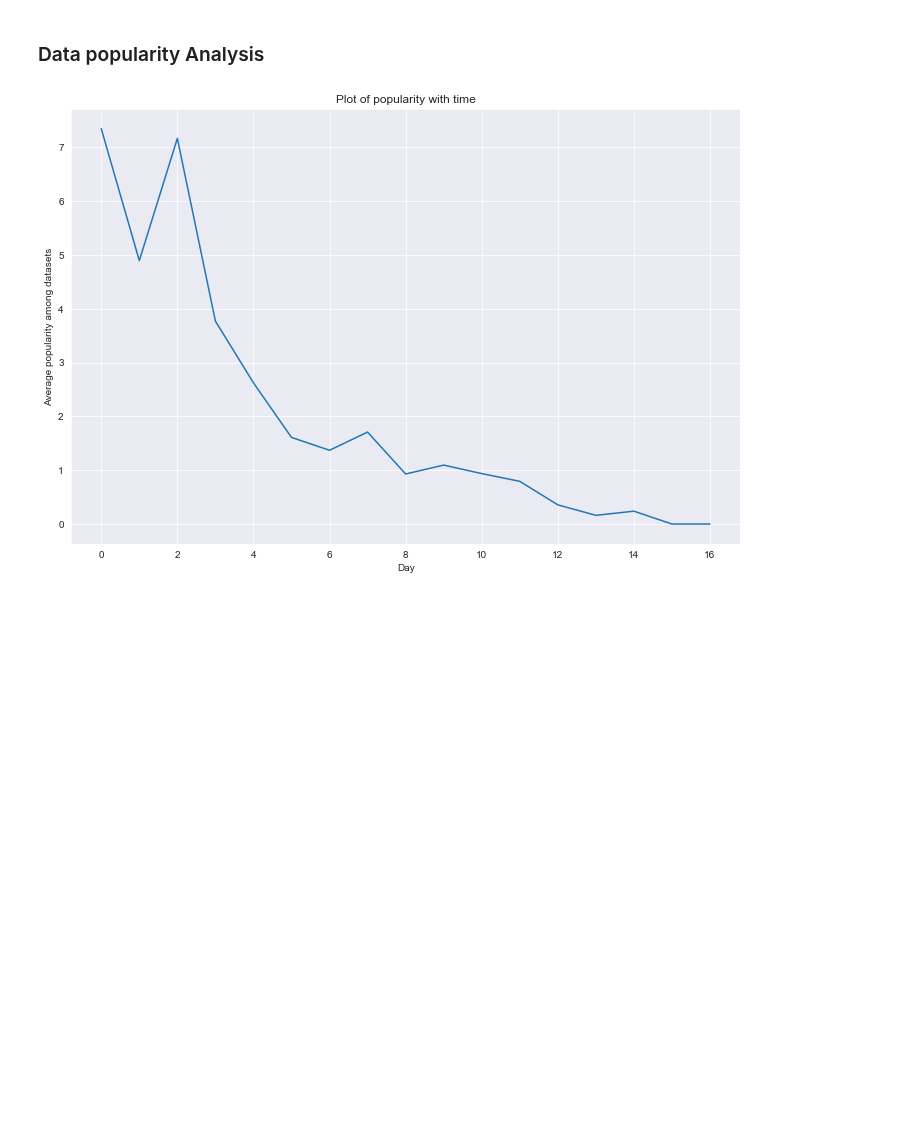
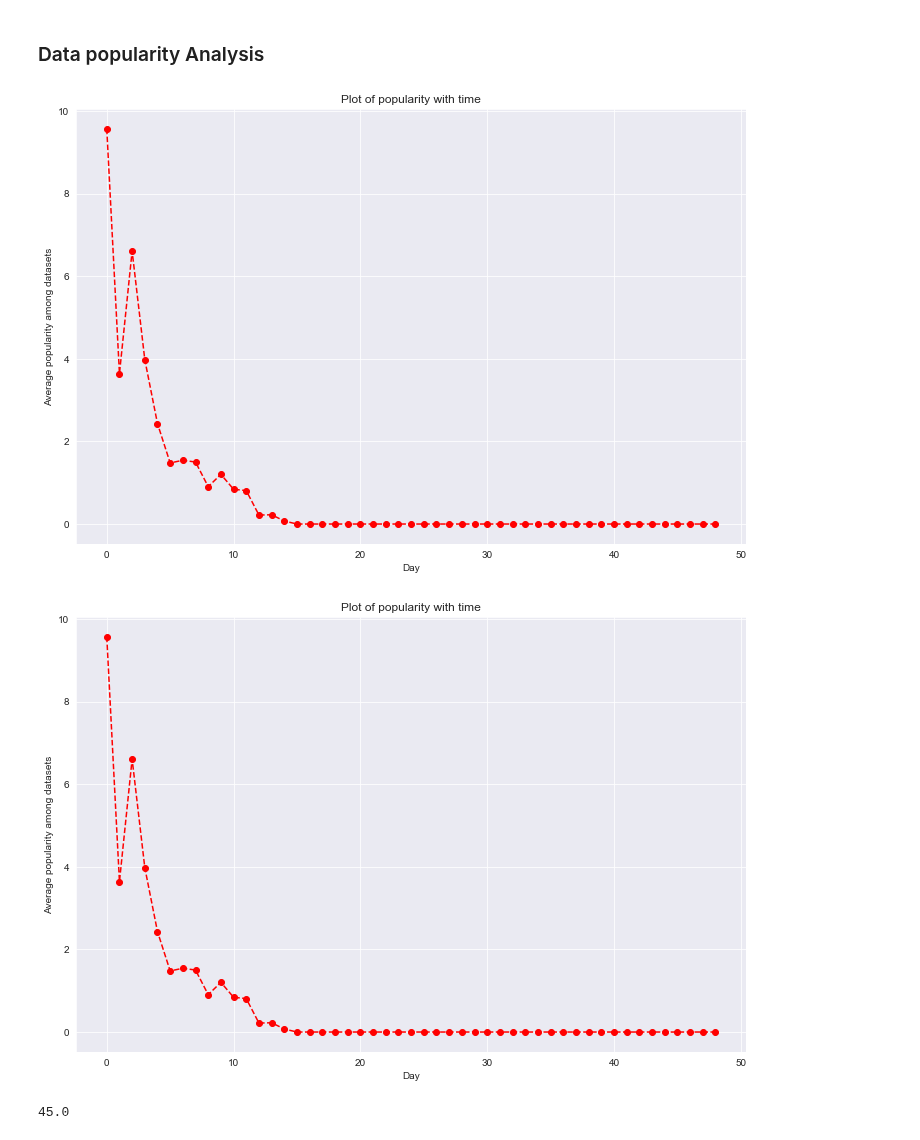
Before and after one commit to AdwaitB/greco-notes, a Jupyter notebook: infra/Analysis_full_0.ipynb, the cells around one changed output. Saved outputs shown, nothing was run; the diff lists cells and outputs as text; code cells hidden in the pictures; blank space fills up the shorter version.

```diff
--- a/infra/Analysis_full_0.ipynb
+++ b/infra/Analysis_full_0.ipynb
@@ -71,6 +70,7 @@ for i in range(0, 2):
     data[i]['time'] = pd.to_datetime(data[i]['transfer_history.creation_date_string'], format='%d/%m/%Y\ %H:%M:%S')
     data[i]['hour'] = data[i]['time'].apply(lambda x: x.hour)
     data[i]['day'] = data[i]['time'].apply(lambda x: x.day)
+    data[i]['month'] = data[i]['time'].apply(lambda x: x.month)
     data[i]['speed'] = np.where(data[i]['transfer_history.time_transfer_sec'] > 0, data[i]['transfer_history.actually_transferred_size']/data[i]['transfer_history.time_transfer_sec'], data[i]['transfer_history.time_transfer_sec'])
 
 data[1]["qbox_data_size"] = data[1]['transfer_history.qbox'].map(str)
@@ -850,39 +865,57 @@ plt.show()
 # %% [markdown]
 ### Data popularity Analysis
 # %%
-l = []
-
-def plot_data_popularity(x):
+def get_bins(x, l):
     x = np.array(x)
     min_value = np.amin(x)
-    x[:] = [i - min_value for i in x]
-    l.append(x)
+    y = [(i - min_value).astype('timedelta64[D]')/np.timedelta64(1, 'D') for i in x]
+    l.append(y)
 
-temp = data[1][['transfer_history.transfer_size', 'day']]
-temp = temp[temp['transfer_history.transfer_size'] > 0.0]
-temp_low = temp.groupby('transfer_history.transfer_size').apply(lambda x: plot_data_popularity(x['day']))
+def plot_data_popularity(d):
+    l = []
+    temp = d[['transfer_history.transfer_size', 'time']]
+    temp = temp[temp['transfer_history.transfer_size'] > 0.0]
+    temp_low = temp.groupby('transfer_history.transfer_size').apply(lambda x: get_bins(x['time'], l))
 
-for i in range(0, len(l)):
-    l[i], bins = np.histogram(l[i], bins=range(0, 18))
-l = np.array(l)
-l = np.mean(l, axis=0)
+    for i in range(0, len(l)):
+        l[i], bins = np.histogram(l[i], bins=range(0, 50))
 
-plt.figure(figsize=plot_size)
-plt.title("Plot of popularity with time")
-plt.plot(l)
-plt.xlabel("Day")
-plt.ylabel("Average popularity among datasets")
-plt.show()
+    l = np.array(l)
+    m = np.mean(l, axis=0)
+    n = np.std(l, axis=0)
+
+    plt.figure(figsize=plot_size)
+    plt.title("Plot of popularity with time")
+    plt.errorbar(np.array(range(0, 49)), m,# yerr=n,
+                     fmt='--o', color='red',
+                     ecolor='grey', elinewidth=1)
+    plt.xlabel("Day")
+    plt.ylabel("Average popularity among datasets")
+    plt.show()
+
+for i in range(0, 13):
+    d = data[1][data[1]['month'] == i]
+    if(d.shape[0] != 0):
+        plot_data_popularity(d)
+
+plot_data_popularity(data[1])
 
 #for i in range(0, len(l)):
 #    if(i%40 == 0):
 #        plt.figure(figsize=plot_size)
 #        #plt.xlim(-1, 15)
 #        #plt.ylim(0, 4)
-#
+#        a
 #    if(len(np.unique(l[i])) < 2):
 #        continue
 #
 #    sb.distplot(l[i])
 # %% [output]
-[figure, old version]
+[figure, new version]
+[figure, added]
+# %%
+temp = data[1][['transfer_history.transfer_size', 'day']]
+temp = temp.groupby('day')['transfer_history.transfer_size'].apply(lambda x: len(np.unique(x)))
+print(np.mean(temp))
+# %% [output]
+45.0
```
Also changed, not shown: parts of 12 cells of this notebook, 11 other files.
